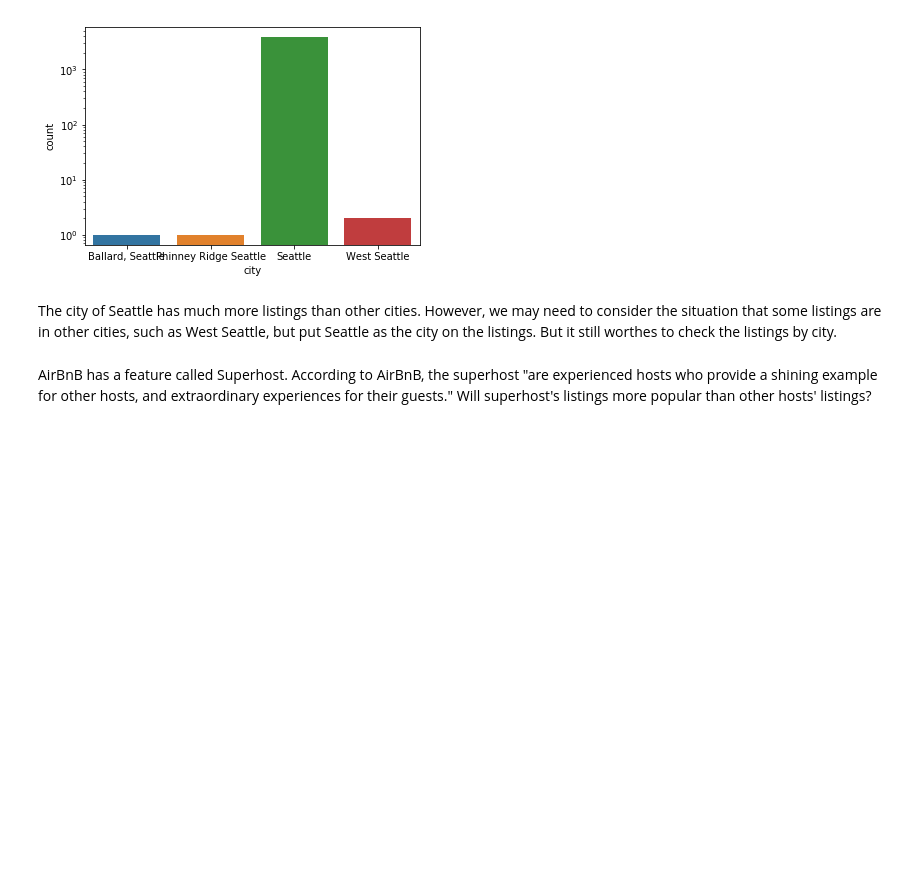
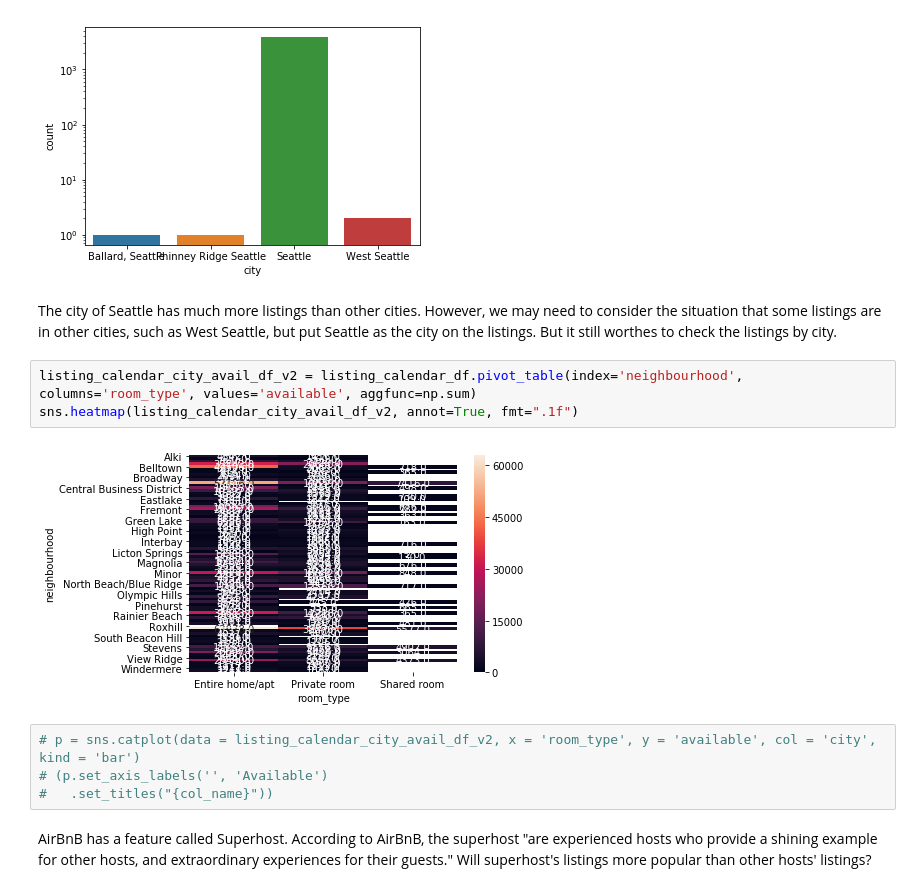
Before and after one commit to Mendy5/Udacity_Data_Scientist_Projects, a Jupyter notebook: P1_Writing_a_Data_Scientist_Blog_Post/Seattle_AirBnB_Data_Analysis_v2.0.ipynb, the cells around one changed output. Saved outputs shown, nothing was run; the diff lists cells and outputs as text; blank space fills up the shorter version.

Commit message:
data exploratory analysis add more viz to the availability analysis

```diff
--- a/P1_Writing_a_Data_Scientist_Blog_Post/Seattle_AirBnB_Data_Analysis_v2.0.ipynb
+++ b/P1_Writing_a_Data_Scientist_Blog_Post/Seattle_AirBnB_Data_Analysis_v2.0.ipynb
@@ -305,5 +309,14 @@ g.set_yscale("log")
 [figure]
 # %% [markdown]
 The city of Seattle has much more listings than other cities. However, we may need to consider the situation that some listings are in other cities, such as West Seattle, but put Seattle as the city on the listings. But it still worthes to check the listings by city.
+# %%
+listing_calendar_city_avail_df_v2 = listing_calendar_df.pivot_table(index='neighbourhood', columns='room_type', values='available', aggfunc=np.sum)
+sns.heatmap(listing_calendar_city_avail_df_v2, annot=True, fmt=".1f")
+# %% [output]
+[figure, added]
+# %%
+# p = sns.catplot(data = listing_calendar_city_avail_df_v2, x = 'room_type', y = 'available', col = 'city', kind = 'bar')
+# (p.set_axis_labels('', 'Available')
+#   .set_titles("{col_name}"))
 # %% [markdown]
 AirBnB has a feature called Superhost. According to AirBnB, the superhost "are experienced hosts who provide a shining example for other hosts, and extraordinary experiences for their guests." Will superhost's listings more popular than other hosts' listings?
```
Also changed, not shown: parts of 8 cells of this notebook.
